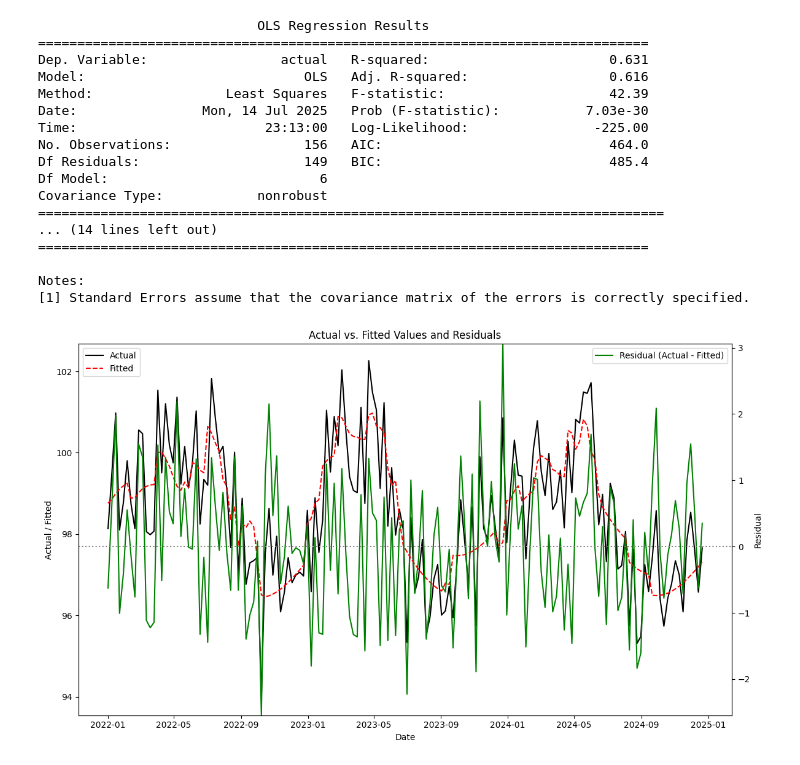
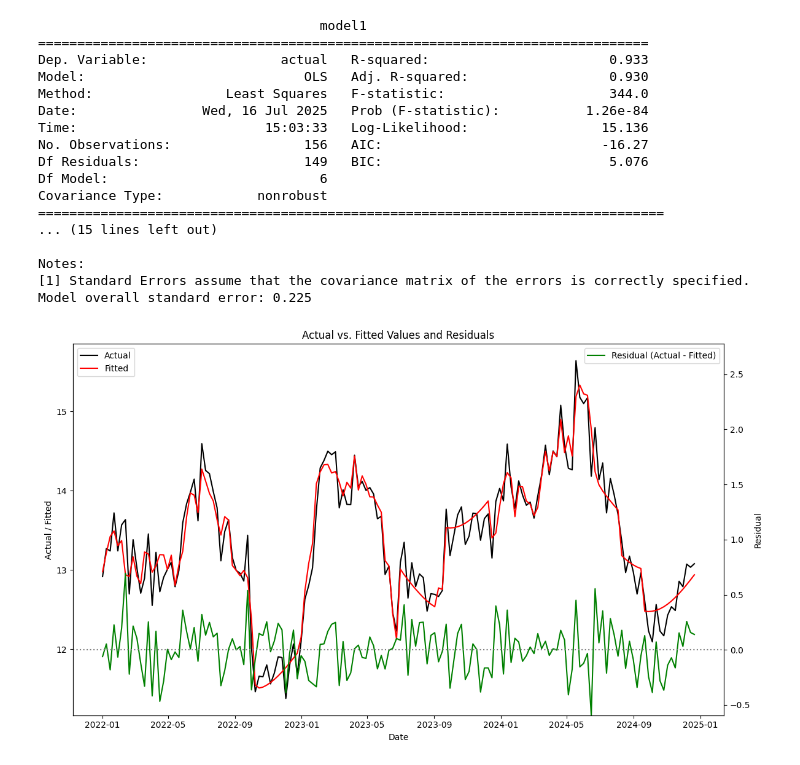
Before and after one commit to jackbowley/MMM, a Jupyter notebook: Regressions.ipynb, the cells around one changed output. Cells and saved outputs as stored; diff of their text form; code cells hidden in the pictures.

```diff
--- a/Regressions.ipynb
+++ b/Regressions.ipynb
@@ -1,79 +9,52 @@
 # %%
-from notebook_functions import adstock, s_curve, create_transformed_tables, plot_stacked_area_with_actual, plot_transformed_vs_raw, plot_data_set
-import pandas as pd
 
 # Load CSVs as dataframes
 
 df_data = pd.read_csv('Data/df_data.csv', index_col=0, parse_dates=True)
 df_trans = pd.read_csv('Data/df_trans.csv', index_col=0, parse_dates=True)
+df_trans_norm = pd.read_csv('Data/df_trans_norm.csv', index_col=0, parse_dates=True)
 df_values = pd.read_csv('Data/df_values.csv', index_col=0, parse_dates=True)
+df_var_spec = pd.read_csv('Data/df_var_spec.csv', index_col=0)
 
+df_trans2 = pd.read_csv('Data/df_trans2.csv', index_col=0, parse_dates=True)
+df_trans_norm2 = pd.read_csv('Data/df_trans_norm2.csv', index_col=0, parse_dates=True)
+df_values2 = pd.read_csv('Data/df_values2.csv', index_col=0, parse_dates=True)
+df_var_spec2 = pd.read_csv('Data/df_var_spec2.csv', index_col=0)
+
+
+# print(df_var_spec)
 # df_data.head(), df_trans.head(), df_values.head()
 # %%
-import statsmodels.api as sm
-
-# Prepare X and y for regression
-X = df_trans.copy()
+X = df_trans_norm.copy()
 # Remove columns not needed (if any)
 X = X[[col for col in X.columns if col != 'actual' and col != 'error']]
 y = df_values['actual']
 
-# Add constant term for intercept
 X = sm.add_constant(X)
-
-# Fit OLS regression
 model = sm.OLS(y, X).fit()
 
 # Print summary
-print(model.summary())
+print(model.summary(title="model1"))
+print("Model overall standard error:", round(np.sqrt(model.scale),3))
 # %% [output]
-                            OLS Regression Results
+                                    model1
 ==============================================================================
-Dep. Variable:                 actual   R-squared:                       0.631
-Model:                            OLS   Adj. R-squared:                  0.616
-Method:                 Least Squares   F-statistic:                     42.39
-Date:                Mon, 14 Jul 2025   Prob (F-statistic):           7.03e-30
-Time:                        23:13:00   Log-Likelihood:                -225.00
-No. Observations:                 156   AIC:                             464.0
-Df Residuals:                     149   BIC:                             485.4
+Dep. Variable:                 actual   R-squared:                       0.933
+Model:                            OLS   Adj. R-squared:                  0.930
+Method:                 Least Squares   F-statistic:                     344.0
+Date:                Wed, 16 Jul 2025   Prob (F-statistic):           1.26e-84
+Time:                        15:03:33   Log-Likelihood:                 15.136
+No. Observations:                 156   AIC:                            -16.27
+Df Residuals:                     149   BIC:                             5.076
 Df Model:                           6
 Covariance Type:            nonrobust
 ================================================================================
-... (14 lines left out)
-==============================================================================
+... (15 lines left out)
 
 Notes:
 [1] Standard Errors assume that the covariance matrix of the errors is correctly specified.
+Model overall standard error: 0.225
-# %%
-import matplotlib.pyplot as plt
-
-# Get fitted values from the model
-fitted = model.fittedvalues
-actual = y
-residual = actual - fitted
-
-plt.figure(figsize=(12, 7))
-ax1 = plt.gca()
-ax2 = ax1.twinx()
-
-ax1.plot(actual.index, actual, label='Actual', color='black', linestyle='-')
-ax1.plot(actual.index, fitted, label='Fitted', color='red', linestyle='--')
-ax2.plot(actual.index, residual, label='Residual (Actual - Fitted)', color='green', linestyle='-')
-
-ax1.set_xlabel('Date')
-ax1.set_ylabel('Actual / Fitted')
-ax2.set_ylabel('Residual')
-
-# Scale residual axis so residuals are shown below actual/fitted
-resid_min = min(residual.min(), 0)
-resid_max = max(residual.max(), 0)
-ax2.set_ylim(resid_min, resid_max)
-ax2.axhline(0, color='gray', linestyle=':')
-
-plt.title('Actual vs. Fitted Values and Residuals')
-ax1.legend(loc='upper left')
-ax2.legend(loc='upper right')
-plt.tight_layout()
-plt.show()
-# %% [output]
-[figure, removed]
+# %%
+plot_actual_fitted_residuals(model,df_values['actual'])
+# %% [output]
+[figure, added]
```
Also changed, not shown: parts of 7 cells of this notebook, 14 other files.
